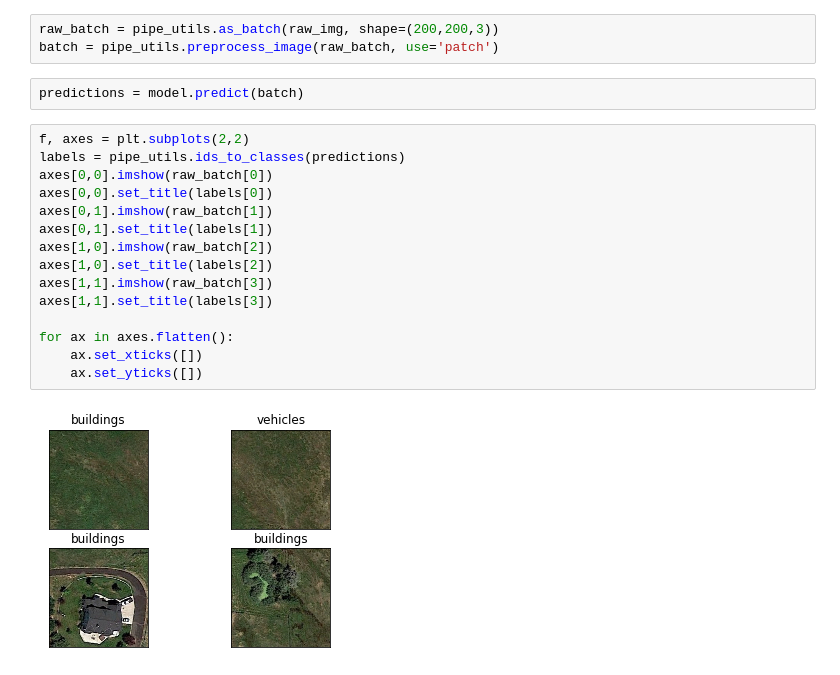
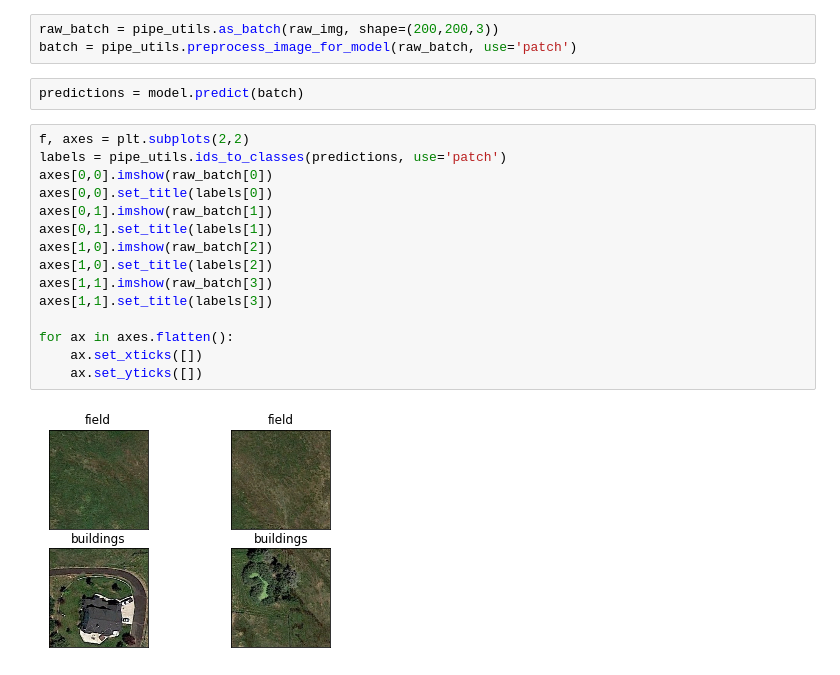
Before and after one commit to bdhammel/faraway-farms, a Jupyter notebook: workspace/patch_training.ipynb, the cells around one changed output. Saved outputs shown, nothing was run; the diff lists cells and outputs as text.

Commit message:
refactored code for patch detection

```diff
--- a/workspace/patch_training.ipynb
+++ b/workspace/patch_training.ipynb
@@ -57,23 +91,23 @@ plt.axis('off')
 model = patch_identifier.PatchIdentifier(model_path)
 # %%
 raw_batch = pipe_utils.as_batch(raw_img, shape=(200,200,3))
-batch = pipe_utils.preprocess_image(raw_batch, use='patch')
+batch = pipe_utils.preprocess_image_for_model(raw_batch, use='patch')
 # %%
 predictions = model.predict(batch)
 # %%
 f, axes = plt.subplots(2,2)
-labels = pipe_utils.ids_to_classes(predictions)
+labels = pipe_utils.ids_to_classes(predictions, use='patch')
 axes[0,0].imshow(raw_batch[0])
 axes[0,0].set_title(labels[0])
 axes[0,1].imshow(raw_batch[1])
 axes[0,1].set_title(labels[1])
 axes[1,0].imshow(raw_batch[2])
 axes[1,0].set_title(labels[2])
 axes[1,1].imshow(raw_batch[3])
 axes[1,1].set_title(labels[3])
 
 for ax in axes.flatten():
     ax.set_xticks([])
     ax.set_yticks([])
 # %% [output]
-[figure, old version]
+[figure, new version]
```
Also changed, not shown: parts of 9 cells of this notebook, 7 other files.
